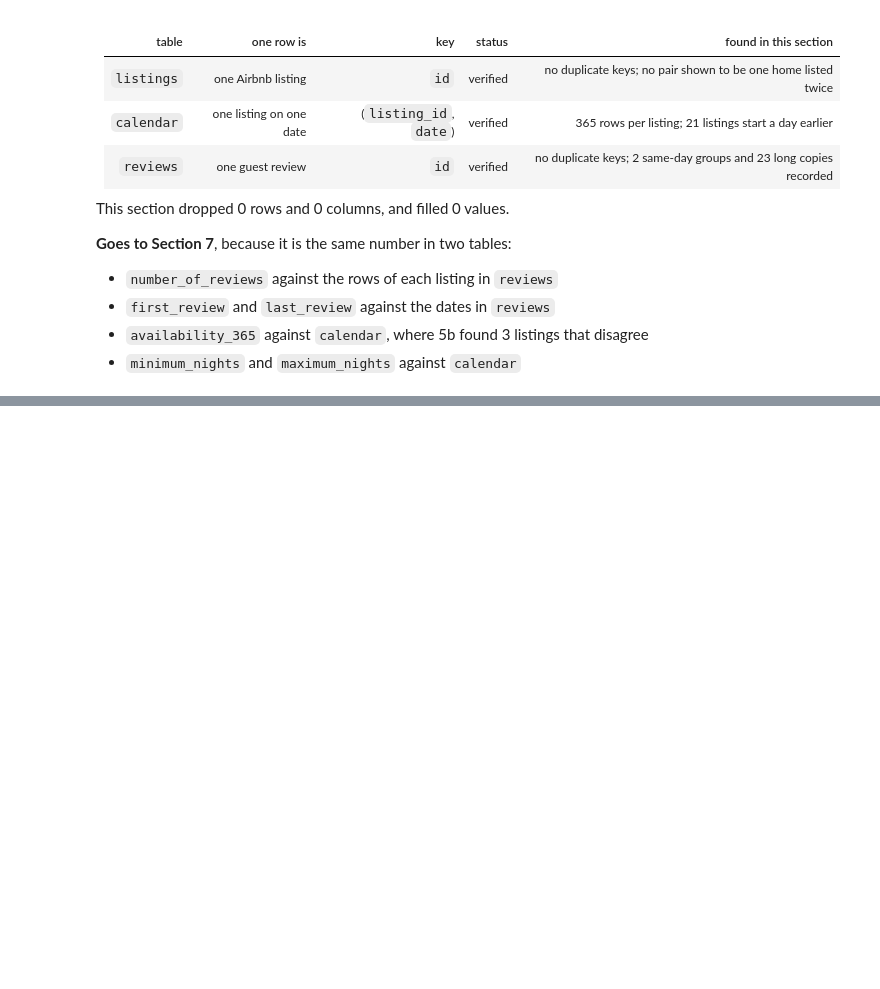
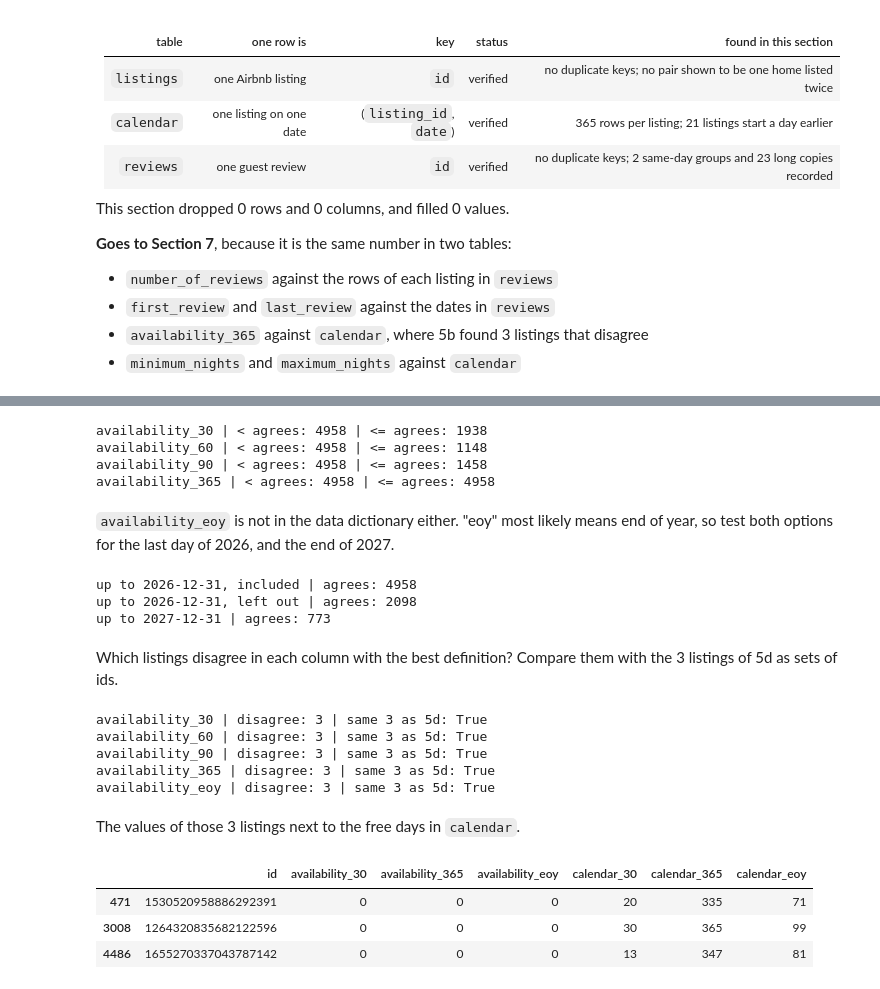
Before and after one commit to kallistratis/thessaloniki-airbnb-analysis, a Jupyter notebook: 01_data_cleaning.ipynb, the cells around one changed output, grey strips where cells are left out. Drawn from its saved outputs; the diff is of its cells as text; code cells hidden in the pictures; blank space fills up the shorter version.

```diff
--- a/01_data_cleaning.ipynb
+++ b/01_data_cleaning.ipynb
@@ -2100,0 +2111,3 @@ This section dropped 0 rows and 0 columns, and filled 0 values.
+# %%
+def count_by_listing(rows):
+    return listings_clean["id"].map(rows.groupby("listing_id").size()).fillna(0).astype("int64")
@@ -2100,0 +2123,5 @@ This section dropped 0 rows and 0 columns, and filled 0 values.
+# %%
+scraped_by_id = listings_clean.set_index("id")["last_scraped"]
+days_before = (reviews_clean["listing_id"].map(scraped_by_id) - reviews_clean["date"]).dt.days
+print("reviews after the scrape:", (days_before < 0).sum())
+days_before.describe().round(1).to_dict()
@@ -2100,0 +2265,5 @@ This section dropped 0 rows and 0 columns, and filled 0 values.
+# %%
+calendar_day = (calendar_clean["date"] - calendar_clean["listing_id"].map(scraped_by_id)).dt.days
+free_rows = calendar_clean[calendar_clean["available"]]
+free_day = calendar_day[calendar_clean["available"]]
+print("calendar days from", calendar_day.min(), "to", calendar_day.max(), "| free rows:", len(free_rows))
@@ -2100,0 +2274,53 @@ This section dropped 0 rows and 0 columns, and filled 0 values.
+# %%
+for n_days in [30, 60, 90, 365]:
+    col = f"availability_{n_days}"
+    without_end = listings_clean[col] - count_by_listing(free_rows[free_day < n_days])
+    with_end = listings_clean[col] - count_by_listing(free_rows[free_day <= n_days])
+    print(col, "| < agrees:", (without_end == 0).sum(), "| <= agrees:", (with_end == 0).sum())
+# %% [output]
+availability_30 | < agrees: 4958 | <= agrees: 1938
+availability_60 | < agrees: 4958 | <= agrees: 1148
+availability_90 | < agrees: 4958 | <= agrees: 1458
+availability_365 | < agrees: 4958 | <= agrees: 4958
+# %% [markdown]
+`availability_eoy` is not in the data dictionary either. "eoy" most likely means end of year, so test both options for the last day of 2026, and the end of 2027.
+# %%
+eoy_options = {
+    "up to 2026-12-31, included": free_rows["date"] <= "2026-12-31",
+    "up to 2026-12-31, left out": free_rows["date"] < "2026-12-31",
+    "up to 2027-12-31": free_rows["date"] <= "2027-12-31",
+}
+for label, mask in eoy_options.items():
+    print(label, "| agrees:", (listings_clean["availability_eoy"] == count_by_listing(free_rows[mask])).sum())
+# %% [output]
+up to 2026-12-31, included | agrees: 4958
+up to 2026-12-31, left out | agrees: 2098
+up to 2027-12-31 | agrees: 773
+# %% [markdown]
+Which listings disagree in each column with the best definition? Compare them with the 3 listings of 5d as sets of ids.
+# %%
+three_set = set(listings_clean.loc[no_nights, "id"])
+availability_checks = {f"availability_{n}": free_day < n for n in [30, 60, 90, 365]}
+availability_checks["availability_eoy"] = free_rows["date"] <= "2026-12-31"
+for col, mask in availability_checks.items():
+    disagree = listings_clean[col] != count_by_listing(free_rows[mask])
+    print(col, "| disagree:", disagree.sum(), "| same 3 as 5d:", set(listings_clean.loc[disagree, "id"]) == three_set)
+# %% [output]
+availability_30 | disagree: 3 | same 3 as 5d: True
+availability_60 | disagree: 3 | same 3 as 5d: True
+availability_90 | disagree: 3 | same 3 as 5d: True
+availability_365 | disagree: 3 | same 3 as 5d: True
+availability_eoy | disagree: 3 | same 3 as 5d: True
+# %% [markdown]
+The values of those 3 listings next to the free days in `calendar`.
+# %%
+three_rows = listings_clean.loc[no_nights, ["id", "availability_30", "availability_365", "availability_eoy"]].copy()
+three_rows["calendar_30"] = count_by_listing(free_rows[free_day < 30])[no_nights]
+three_rows["calendar_365"] = count_by_listing(free_rows)[no_nights]
+three_rows["calendar_eoy"] = count_by_listing(free_rows[free_rows["date"] <= "2026-12-31"])[no_nights]
+three_rows
+# %% [output]
+|  | id | availability_30 | availability_365 | availability_eoy | calendar_30 | calendar_365 | calendar_eoy |
+| 471 | 1530520958886292391 | 0 | 0 | 0 | 20 | 335 | 71 |
+| 3008 | 1264320835682122596 | 0 | 0 | 0 | 30 | 365 | 99 |
+| 4486 | 1655270337043787142 | 0 | 0 | 0 | 13 | 347 | 81 |
```
Also changed, not shown: parts of 55 cells of this notebook.
